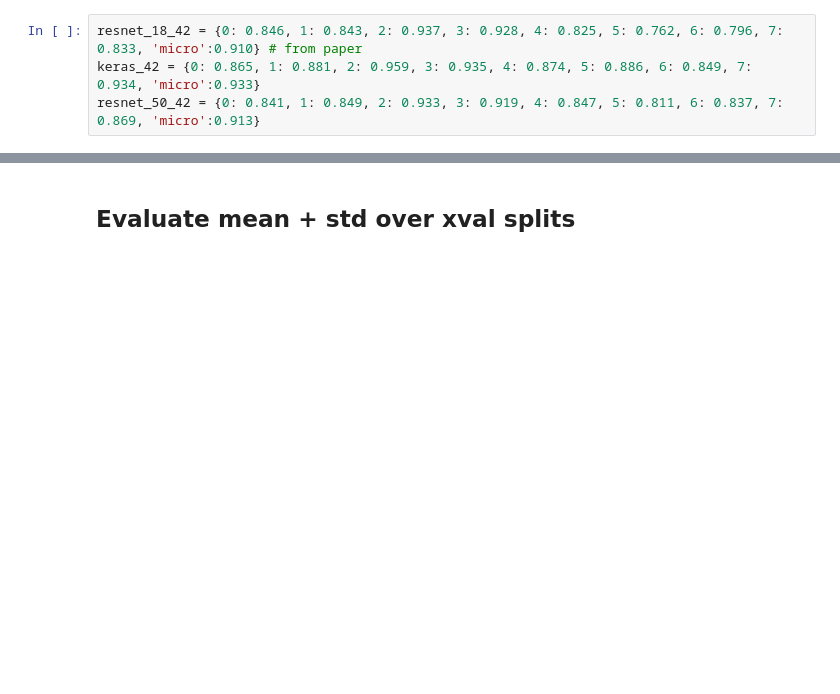
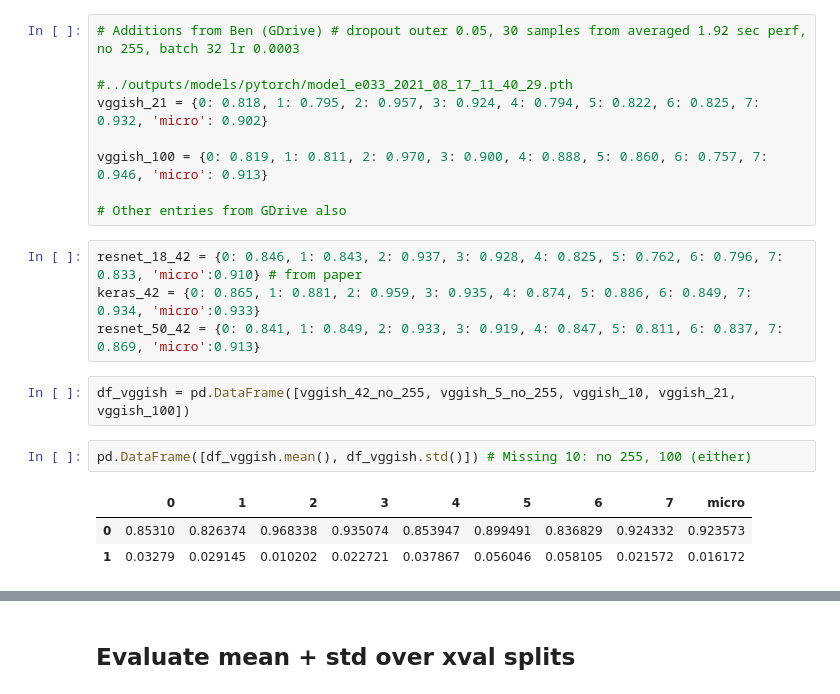
Before and after one commit to HumBug-Mosquito/HumBugDB, a Jupyter notebook: notebooks/species_classification.ipynb, the cells around one changed output, grey strips where cells are left out. Cells and saved outputs as stored; diff of their text form; blank space fills up the shorter version.

```diff
--- a/notebooks/species_classification.ipynb
+++ b/notebooks/species_classification.ipynb
@@ -706,9 +882,26 @@ resnet_18_100 = {0: 0.8471517200892333, 1: 0.8359428490084403, 2: 0.960771422309
 # PyTorch ResNet50 0 dropout module, but 0.2 on last layer:
 # model_e85_2021_08_02_07_17_14.pth
 resnet_50_100 = {0: 0.8713980979218034, 1: 0.8770412006241388, 2: 0.9334606168533831, 3: 0.8957214466894431, 4: 0.8724145133402227, 5: 0.7778289067920746, 6: 0.8119500633288631, 7: 0.8704534023137172, 'micro': 0.9191073388359018}
+# %%
+# Additions from Ben (GDrive) # dropout outer 0.05, 30 samples from averaged 1.92 sec perf, no 255, batch 32 lr 0.0003
+
+#../outputs/models/pytorch/model_e033_2021_08_17_11_40_29.pth
+vggish_21 = {0: 0.818, 1: 0.795, 2: 0.957, 3: 0.924, 4: 0.794, 5: 0.822, 6: 0.825, 7: 0.932, 'micro': 0.902}
+
+vggish_100 = {0: 0.819, 1: 0.811, 2: 0.970, 3: 0.900, 4: 0.888, 5: 0.860, 6: 0.757, 7: 0.946, 'micro': 0.913}
+
+# Other entries from GDrive also
 # %%
 resnet_18_42 = {0: 0.846, 1: 0.843, 2: 0.937, 3: 0.928, 4: 0.825, 5: 0.762, 6: 0.796, 7: 0.833, 'micro':0.910} # from paper
 keras_42 = {0: 0.865, 1: 0.881, 2: 0.959, 3: 0.935, 4: 0.874, 5: 0.886, 6: 0.849, 7: 0.934, 'micro':0.933}
 resnet_50_42 = {0: 0.841, 1: 0.849, 2: 0.933, 3: 0.919, 4: 0.847, 5: 0.811, 6: 0.837, 7: 0.869, 'micro':0.913}
+# %%
+df_vggish = pd.DataFrame([vggish_42_no_255, vggish_5_no_255, vggish_10, vggish_21, vggish_100])
+# %%
+pd.DataFrame([df_vggish.mean(), df_vggish.std()]) # Missing 10: no 255, 100 (either)
+# %% [output]
+|  | 0 | 1 | 2 | 3 | 4 | 5 | 6 | 7 | micro |
+| 0 | 0.85310 | 0.826374 | 0.968338 | 0.935074 | 0.853947 | 0.899491 | 0.836829 | 0.924332 | 0.923573 |
+| 1 | 0.03279 | 0.029145 | 0.010202 | 0.022721 | 0.037867 | 0.056046 | 0.058105 | 0.021572 | 0.016172 |
 # %%
 import pandas as pd
```
Also changed, not shown: parts of 32 cells of this notebook, 7 other files.
